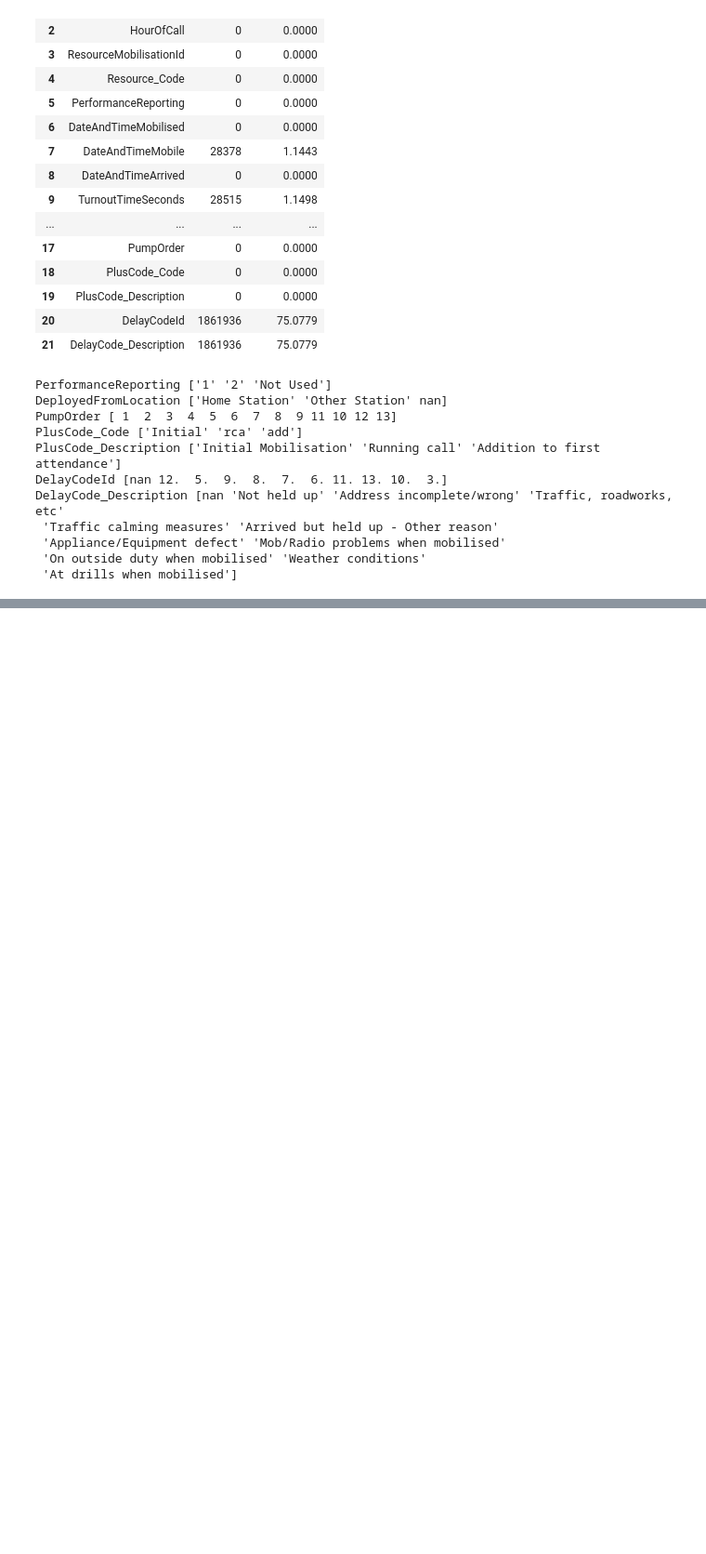
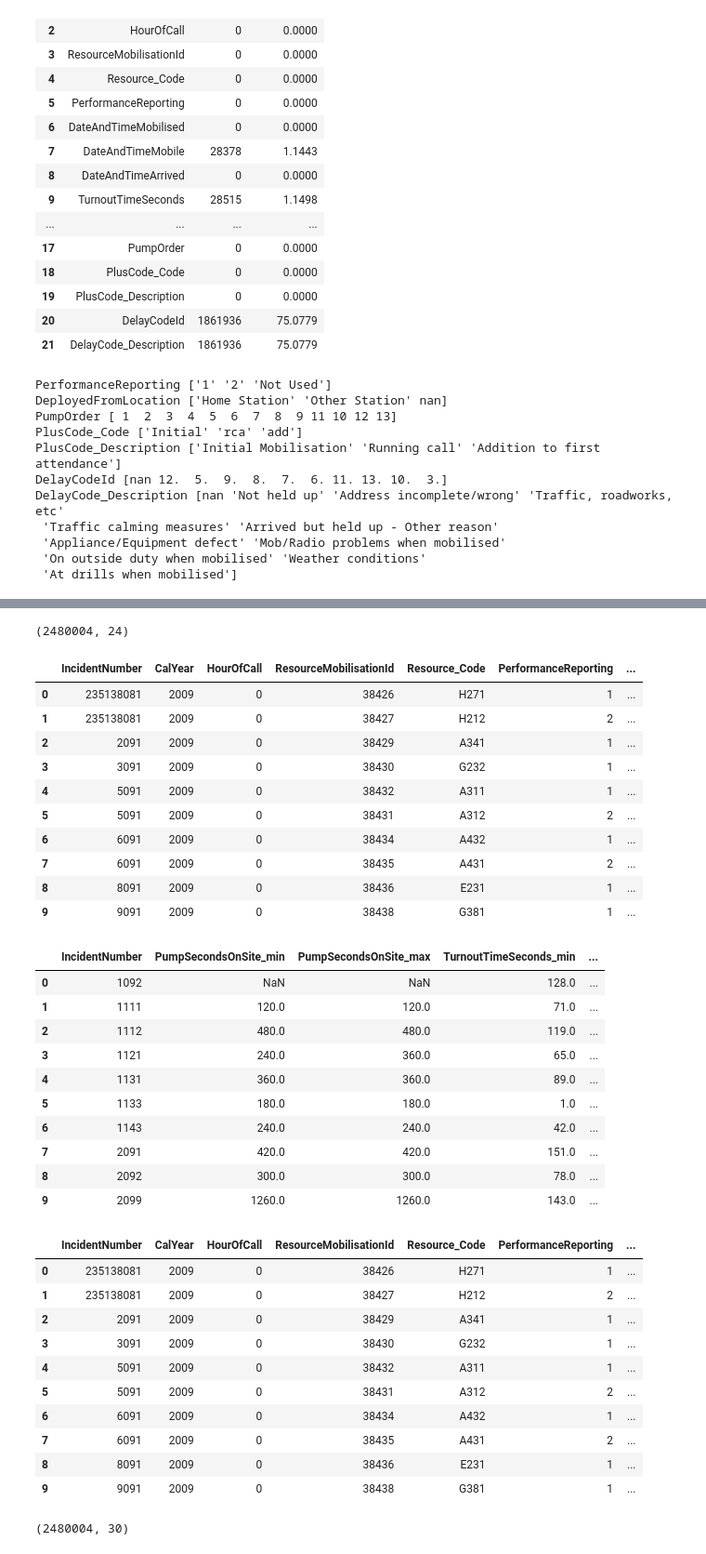
Before and after one commit to ymag-creator/datascientist-project, a Jupyter notebook: notebooks/Explore Mobilisations.ipynb, the cells around one changed output, grey strips where cells are left out. Shown: that part at 93% size. Saved outputs shown, nothing was run; the diff lists cells and outputs as text; code cells hidden in the pictures; blank space fills up the shorter version.

```diff
--- a/notebooks/Explore Mobilisations.ipynb
+++ b/notebooks/Explore Mobilisations.ipynb
@@ -216,0 +271,62 @@ DelayCode_Description [nan 'Not held up' 'Address incomplete/wrong' 'Traffic, ro
+# %%
+df["PumpOnSiteSeconds"] = (df.DateAndTimeLeft - df.DateAndTimeArrived).dt.seconds
+print(df.shape)
+
+display(df.head(10))
+
+aggregated = (
+    df.groupby("IncidentNumber")  # .head(100)
+    .agg(
+        PumpSecondsOnSite_min=("PumpOnSiteSeconds", "min"),
+        PumpSecondsOnSite_max=("PumpOnSiteSeconds", "max"),
+        TurnoutTimeSeconds_min=("TurnoutTimeSeconds", "min"),
+        TurnoutTimeSeconds_max=("TurnoutTimeSeconds", "max"),
+        TravelTimeSeconds_min=("TravelTimeSeconds", "min"),
+        TravelTimeSeconds_max=("TravelTimeSeconds", "max"),
+    )
+    .reset_index()
+)
+display(aggregated.head(10))
+
+# jointure sur df des agrégats
+merge = pd.merge(
+    df, aggregated, left_on="IncidentNumber", right_on="IncidentNumber", how="left"
+)
+display(merge.head(10))
+print(merge.shape)
+# %% [output]
+(2480004, 24)
+|  | IncidentNumber | CalYear | HourOfCall | ResourceMobilisationId | Resource_Code | PerformanceReporting | ... |
+| 0 | 235138081 | 2009 | 0 | 38426 | H271 | 1 | ... |
+| 1 | 235138081 | 2009 | 0 | 38427 | H212 | 2 | ... |
+| 2 | 2091 | 2009 | 0 | 38429 | A341 | 1 | ... |
+| 3 | 3091 | 2009 | 0 | 38430 | G232 | 1 | ... |
+| 4 | 5091 | 2009 | 0 | 38432 | A311 | 1 | ... |
+| 5 | 5091 | 2009 | 0 | 38431 | A312 | 2 | ... |
+| 6 | 6091 | 2009 | 0 | 38434 | A432 | 1 | ... |
+| 7 | 6091 | 2009 | 0 | 38435 | A431 | 2 | ... |
+| 8 | 8091 | 2009 | 0 | 38436 | E231 | 1 | ... |
+| 9 | 9091 | 2009 | 0 | 38438 | G381 | 1 | ... |
+|  | IncidentNumber | PumpSecondsOnSite_min | PumpSecondsOnSite_max | TurnoutTimeSeconds_min | ... |
+| 0 | 1092 | NaN | NaN | 128.0 | ... |
+| 1 | 1111 | 120.0 | 120.0 | 71.0 | ... |
+| 2 | 1112 | 480.0 | 480.0 | 119.0 | ... |
+| 3 | 1121 | 240.0 | 360.0 | 65.0 | ... |
+| 4 | 1131 | 360.0 | 360.0 | 89.0 | ... |
+| 5 | 1133 | 180.0 | 180.0 | 1.0 | ... |
+| 6 | 1143 | 240.0 | 240.0 | 42.0 | ... |
+| 7 | 2091 | 420.0 | 420.0 | 151.0 | ... |
+| 8 | 2092 | 300.0 | 300.0 | 78.0 | ... |
+| 9 | 2099 | 1260.0 | 1260.0 | 143.0 | ... |
+|  | IncidentNumber | CalYear | HourOfCall | ResourceMobilisationId | Resource_Code | PerformanceReporting | ... |
+| 0 | 235138081 | 2009 | 0 | 38426 | H271 | 1 | ... |
+| 1 | 235138081 | 2009 | 0 | 38427 | H212 | 2 | ... |
+| 2 | 2091 | 2009 | 0 | 38429 | A341 | 1 | ... |
+| 3 | 3091 | 2009 | 0 | 38430 | G232 | 1 | ... |
+| 4 | 5091 | 2009 | 0 | 38432 | A311 | 1 | ... |
+| 5 | 5091 | 2009 | 0 | 38431 | A312 | 2 | ... |
+| 6 | 6091 | 2009 | 0 | 38434 | A432 | 1 | ... |
+| 7 | 6091 | 2009 | 0 | 38435 | A431 | 2 | ... |
+| 8 | 8091 | 2009 | 0 | 38436 | E231 | 1 | ... |
+| 9 | 9091 | 2009 | 0 | 38438 | G381 | 1 | ... |
+(2480004, 30)
```
Also changed, not shown: parts of 4 cells of this notebook, 1 other file.
